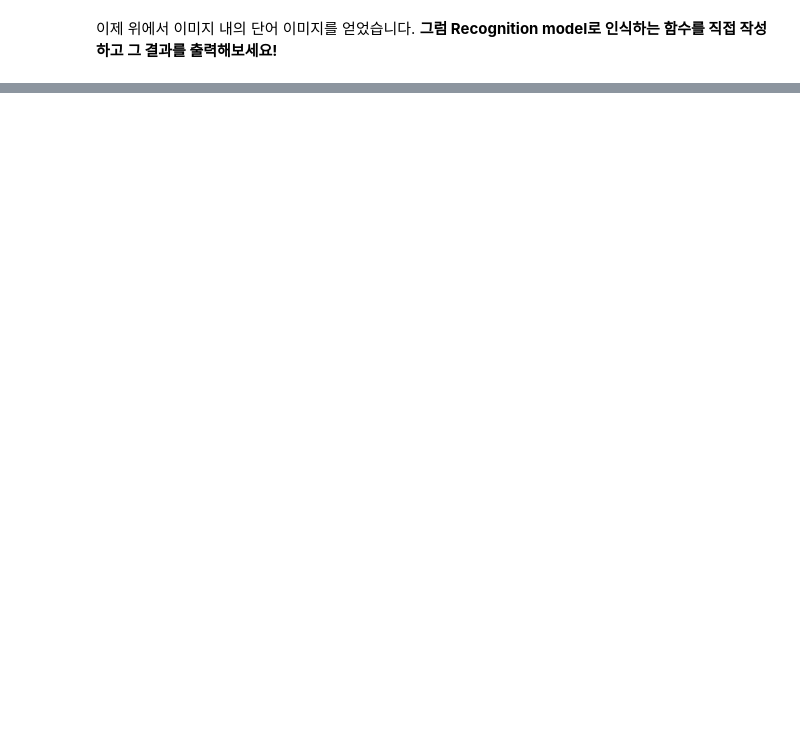
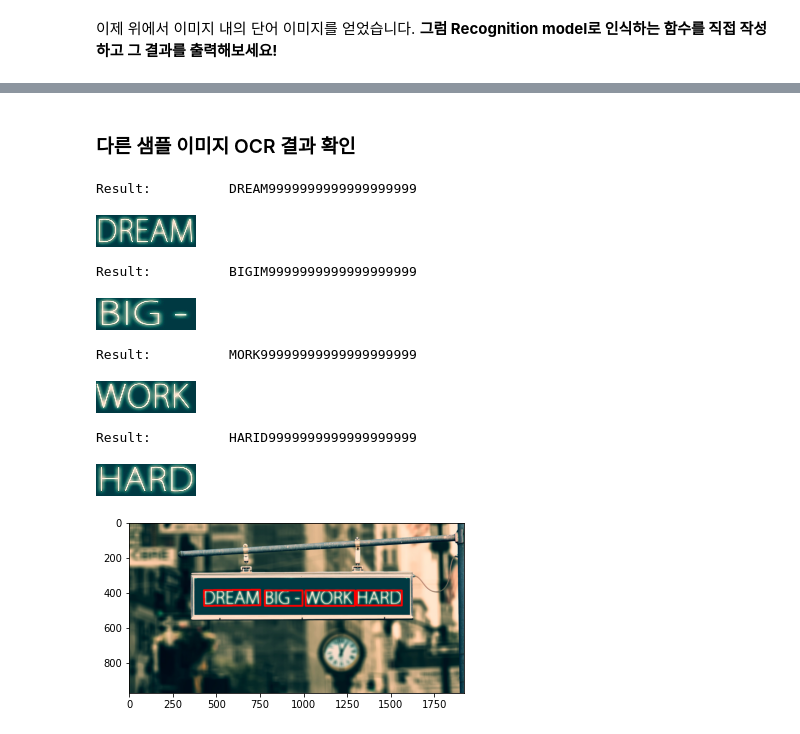
Before and after one commit to bom-Lee/GoingDeep-CV-_DG, a Jupyter notebook: [GD12]End_to_End_OCR.ipynb, the cells around one changed output, grey strips where cells are left out. Cells and saved outputs as stored; diff of their text form; code cells hidden in the pictures; blank space fills up the shorter version.

```diff
--- a/[GD12]End_to_End_OCR.ipynb
+++ b/[GD12]End_to_End_OCR.ipynb
@@ -651,8 +717,17 @@ NameError: ignored
 # %% [markdown]
 이제 위에서 이미지 내의 단어 이미지를 얻었습니다. **그럼 Recognition model로 인식하는 함수를 직접 작성하고 그 결과를 출력해보세요!**
 # %%
-def recognize_img(pil_img, input_img_size=(100,32)):
-    # TODO: 잘려진 단어 이미지를 인식하는 코드를 작성하세요!
+def recognize_img(input_img, input_img_size=(100,32)):
+    # 잘려진 단어 이미지를 인식하는 코드
+    img = input_img[:,:,::-1]
+    img = cv2.resize(img, input_img_size)
+    result_img = img.copy()
+    img = img.transpose(1,0,2)
+    img = img[tf.newaxis,...]
+    output = model_pred.predict(img)
+    result = decode_predict_ctc(output, chars="-"+TARGET_CHARACTERS)[0].replace('-','')
+    print("Result: \t", result)
+    display(Image.fromarray(result_img.astype(np.uint8)))
 # %%
 for _img in cropped_img:
     recognize_img(_img)
@@ -658,0 +739,8 @@ for _img in cropped_img:
+# %%
+# 위 함수들을 이용해 이미지를 원본으로 받아 OCR 수행 결과를 리턴하는 End-to-End 함수 생성
+def get_img_ocr(img_path):
+    img_pil, cropped_img = detect_text(img_path)
+    plt.imshow(img_pil[:,:,::-1])
+
+    for _img in cropped_img:
+        recognize_img(_img)
@@ -658,0 +749,15 @@ for _img in cropped_img:
+# %% [markdown]
+### 다른 샘플 이미지 OCR 결과 확인
+# %%
+SAMPLE_IMG_PATH = HOME_DIR + '/data/sample1.jpg'
+get_img_ocr(SAMPLE_IMG_PATH)
+# %% [output]
+Result:          DREAM9999999999999999999
+[figure, added]
+Result:          BIGIM9999999999999999999
+[figure, added]
+Result:          MORK99999999999999999999
+[figure, added]
+Result:          HARID9999999999999999999
+[figure, added]
+[figure, added]
```
Also changed, not shown: parts of 20 cells of this notebook.
